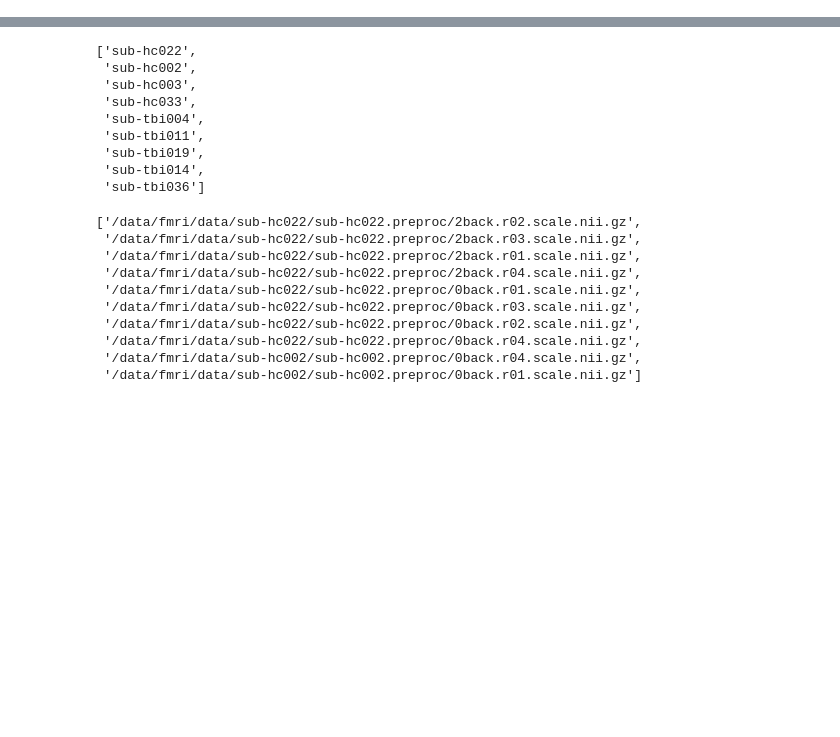
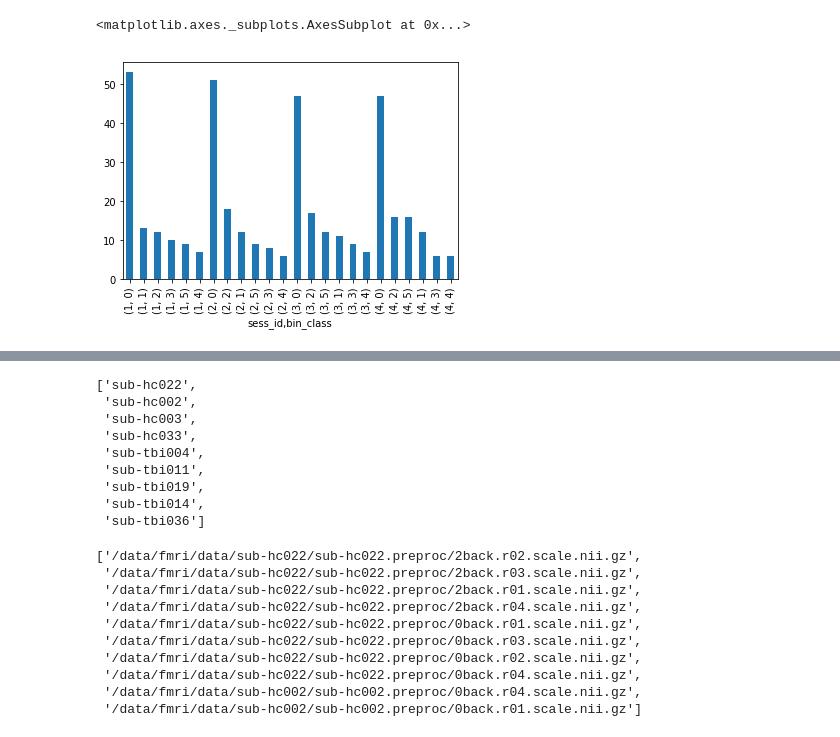
Before and after one commit to asheeshcric/fMRI-TBI, a Jupyter notebook: notebooks/prepare_data_labels.ipynb, the cells around one changed output, grey strips where cells are left out. Drawn from its saved outputs; the diff is of its cells as text; code cells hidden in the pictures; blank space fills up the shorter version.

```diff
--- a/notebooks/prepare_data_labels.ipynb
+++ b/notebooks/prepare_data_labels.ipynb
@@ -62,0 +72,5 @@ paths.to_csv("fmri_img_paths.csv")
+# %%
+paths.groupby(by=["sess_id"])['bin_class'].value_counts().plot.bar()
+# %% [output]
+<matplotlib.axes._subplots.AxesSubplot at 0x...>
+[figure, added]
```
Also changed, not shown: parts of 7 cells of this notebook, 1 other file.
